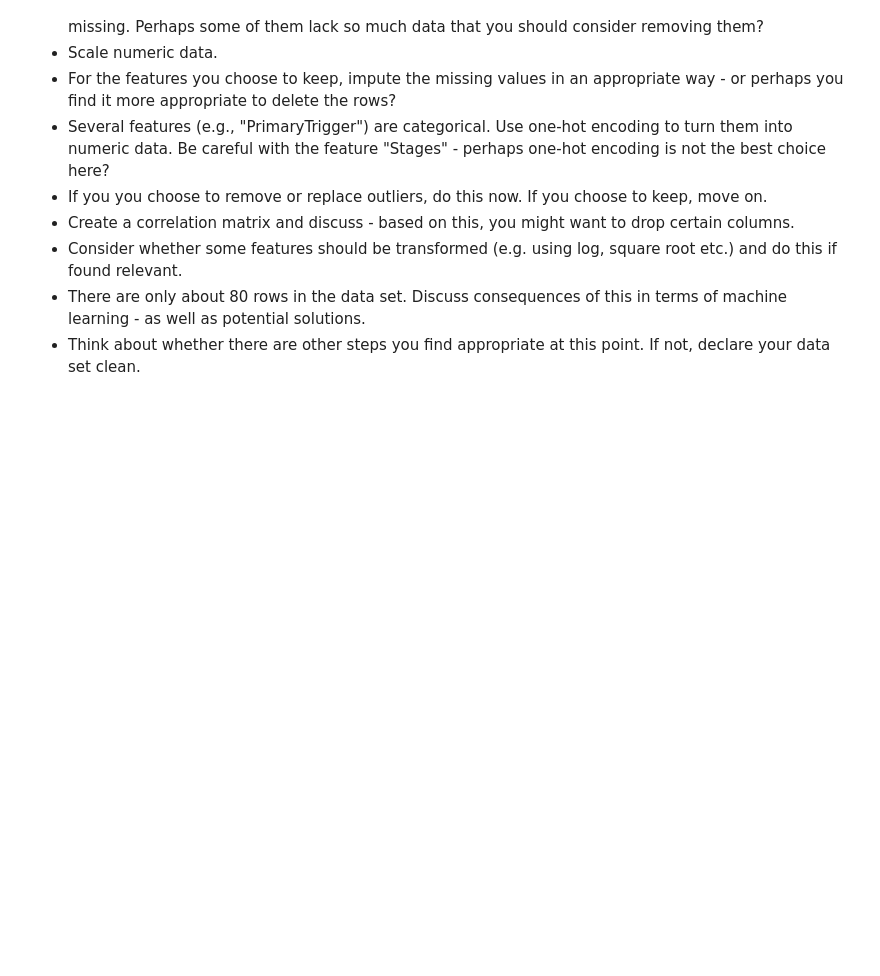
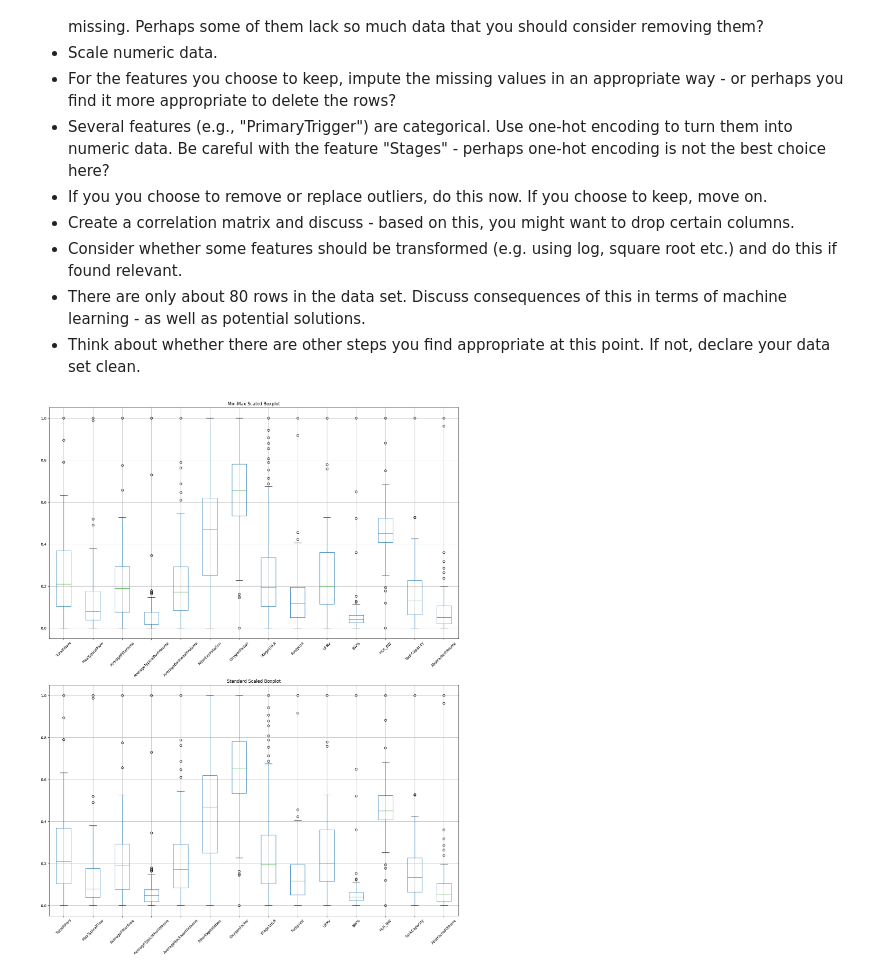
Before and after one commit to MAL-flowdemort/assignment_3, a Jupyter notebook: Preprocessing - Water treatment plants.ipynb, the cells around one changed output. Cells and saved outputs as stored; diff of their text form; code cells hidden in the pictures; blank space fills up the shorter version.

```diff
--- a/Preprocessing - Water treatment plants.ipynb
+++ b/Preprocessing - Water treatment plants.ipynb
@@ -54,3 +47,47 @@ please provide us feedback at https://github.com/pandas-dev/pandas/issues/54466
 -  Consider whether some features should be transformed (e.g. using log, square root etc.) and do this if found relevant.
 -  There are only about 80 rows in the data set. Discuss consequences of this in terms of machine learning - as well as potential solutions.
 -  Think about whether there are other steps you find appropriate at this point. If not, declare your data set clean.
+# %%
+import matplotlib.pyplot as plt
+from sklearn.preprocessing import MinMaxScaler
+from sklearn.preprocessing import StandardScaler
+from sklearn.preprocessing import FunctionTransformer
+from sklearn.compose import ColumnTransformer
+import numpy as np
+import seaborn as sn
+from sklearn.impute import KNNImputer
+from sklearn.preprocessing import LabelEncoder
+
+df = df.drop(columns = ['WaterworksName', 'TankExploitation'])
+missing_percentages = (df.isnull().sum() / len(df)) * 100
+
+for key, value in missing_percentages.items():
+    if (value > 40):
+        df = df.drop(key, axis=1)
+# %%
+numeric_columns = df.select_dtypes(include=['number'])
+scaler = MinMaxScaler()
+s_scaler = StandardScaler()
+# transform data
+min_max = scaler.fit_transform(numeric_columns)
+standard = s_scaler.fit_transform(numeric_columns)
+
+min_max_df = pd.DataFrame(min_max, columns=numeric_columns.columns)
+standard_df = pd.DataFrame(min_max, columns=numeric_columns.columns)
+
+# Plotting boxplots
+plt.figure(figsize=(20, 25))
+
+plt.subplot(2, 1, 1)
+min_max_df.boxplot()
+plt.title('Min-Max Scaled Boxplot')
+plt.xticks(rotation=45)
+
+plt.subplot(2, 1, 2)
+standard_df.boxplot()
+plt.title('Standard Scaled Boxplot')
+plt.xticks(rotation=45)
+
+plt.show()
+# %% [output]
+[figure, added]
```
Also changed, not shown: parts of 6 cells of this notebook, 1 other file.
